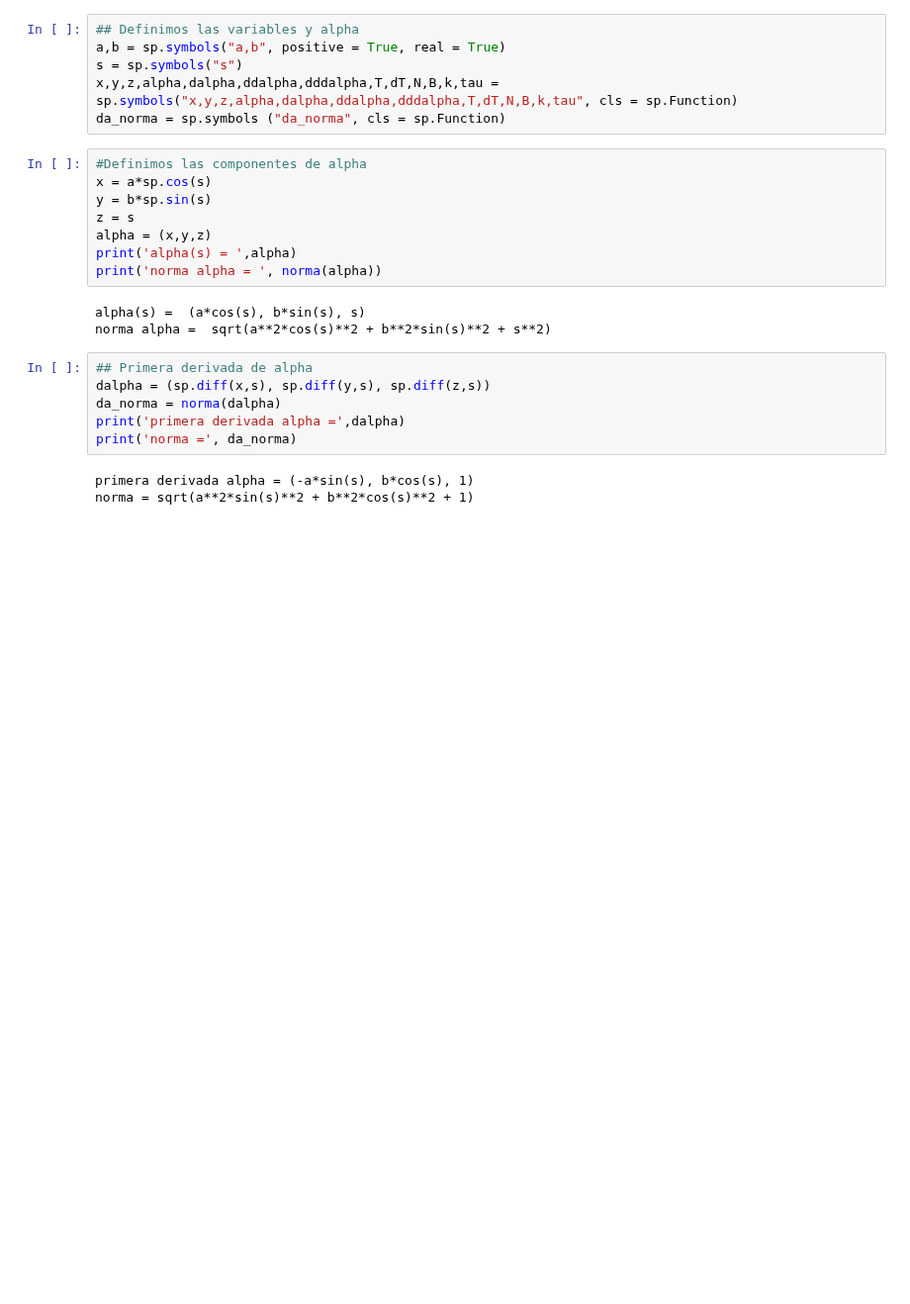
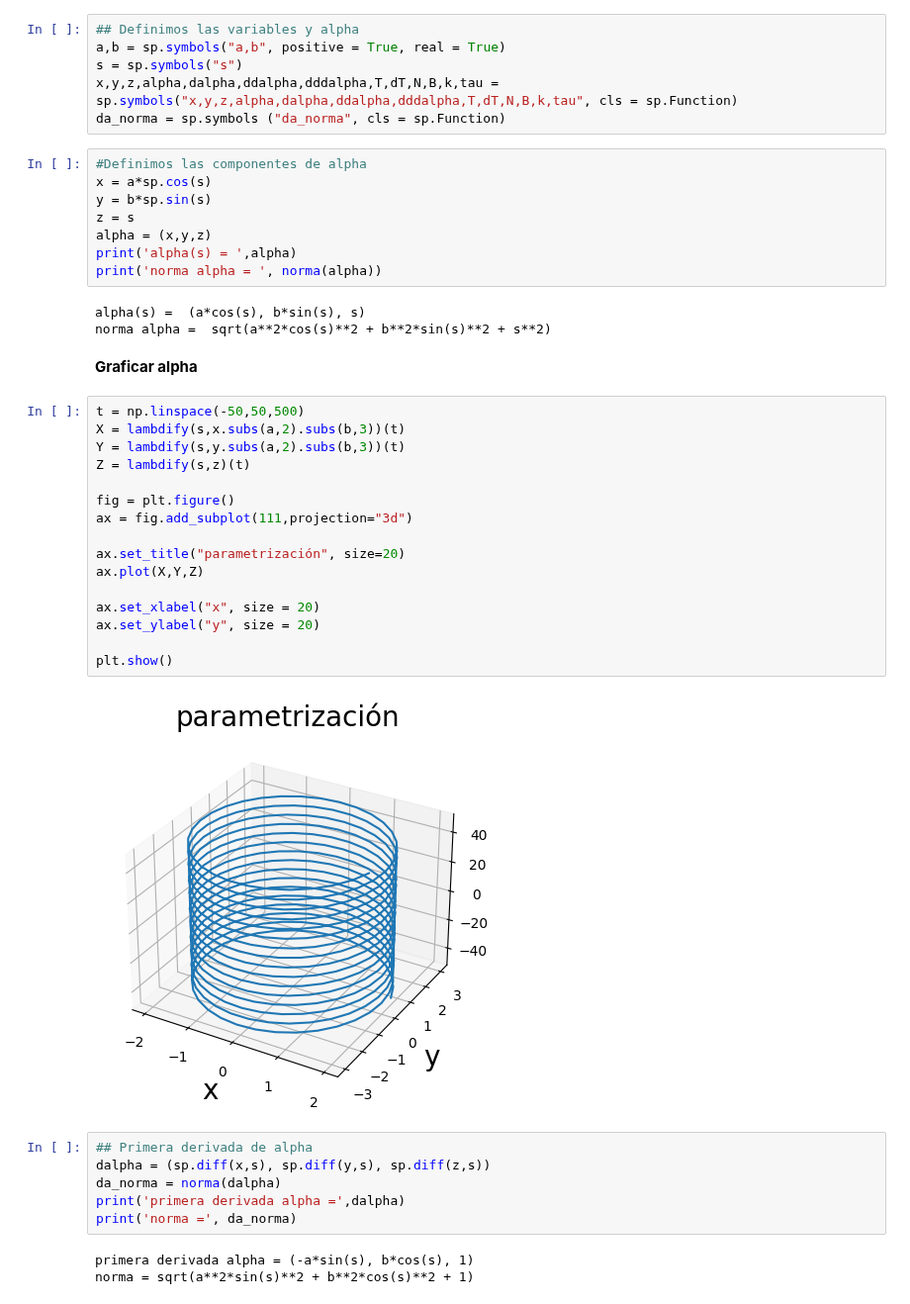
Before and after one commit to DayaVale/Geometria_Computacional, a Jupyter notebook: Homework3/Homework3.ipynb, the cells around one changed output. Shown at 99% size. Saved outputs shown, nothing was run; the diff lists cells and outputs as text; blank space fills up the shorter version.

```diff
--- a/Homework3/Homework3.ipynb
+++ b/Homework3/Homework3.ipynb
@@ -48,6 +48,26 @@ print('norma alpha = ', norma(alpha))
 # %% [output]
 alpha(s) =  (a*cos(s), b*sin(s), s)
 norma alpha =  sqrt(a**2*cos(s)**2 + b**2*sin(s)**2 + s**2)
+# %% [markdown]
+**Graficar alpha**
+# %%
+t = np.linspace(-50,50,500)
+X = lambdify(s,x.subs(a,2).subs(b,3))(t)
+Y = lambdify(s,y.subs(a,2).subs(b,3))(t)
+Z = lambdify(s,z)(t)
+
+fig = plt.figure()
+ax = fig.add_subplot(111,projection="3d")
+
+ax.set_title("parametrización", size=20)
+ax.plot(X,Y,Z)
+
+ax.set_xlabel("x", size = 20)
+ax.set_ylabel("y", size = 20)
+
+plt.show()
+# %% [output]
+[figure, added]
 # %%
 ## Primera derivada de alpha
 dalpha = (sp.diff(x,s), sp.diff(y,s), sp.diff(z,s))
```
Also changed, not shown: parts of 1 cell of this notebook.
